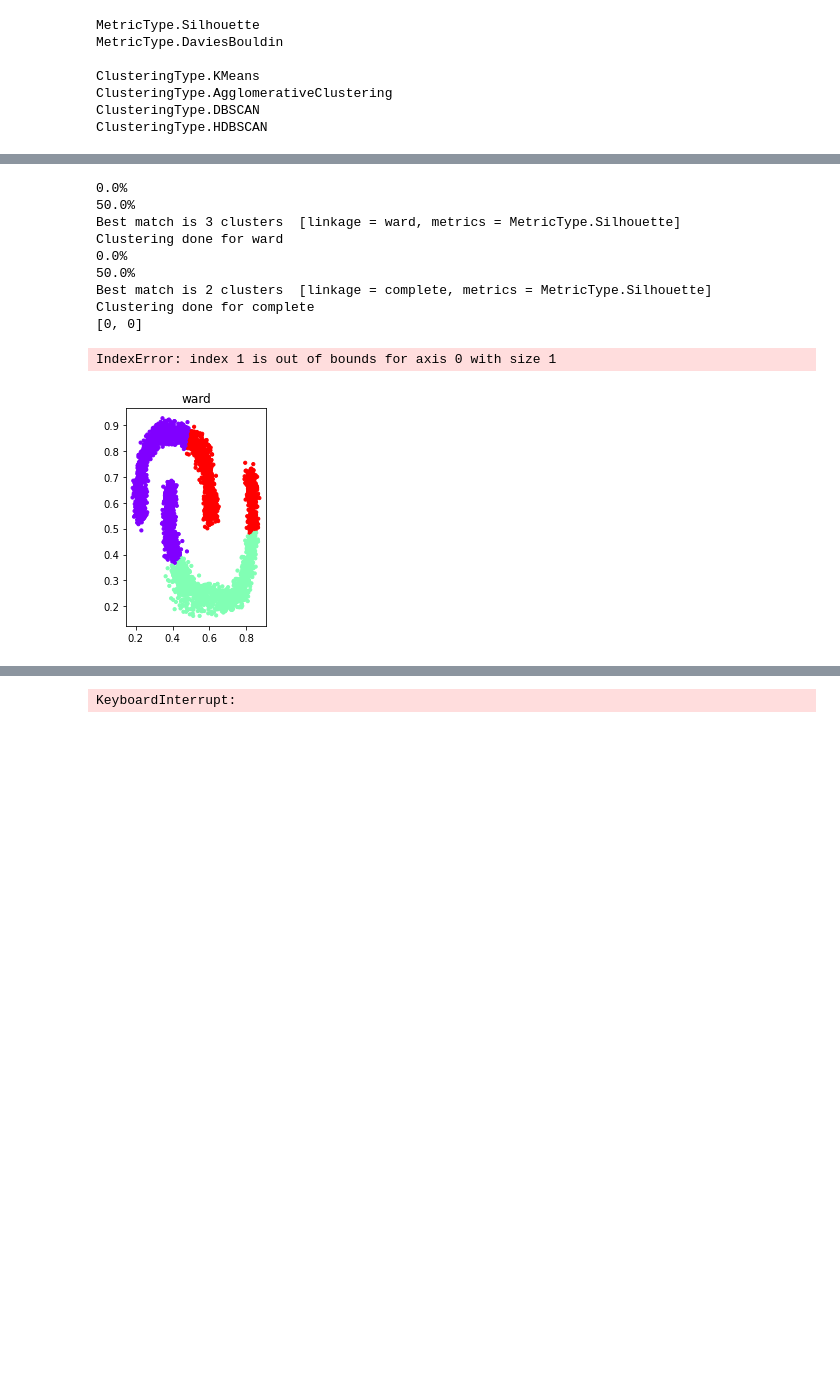
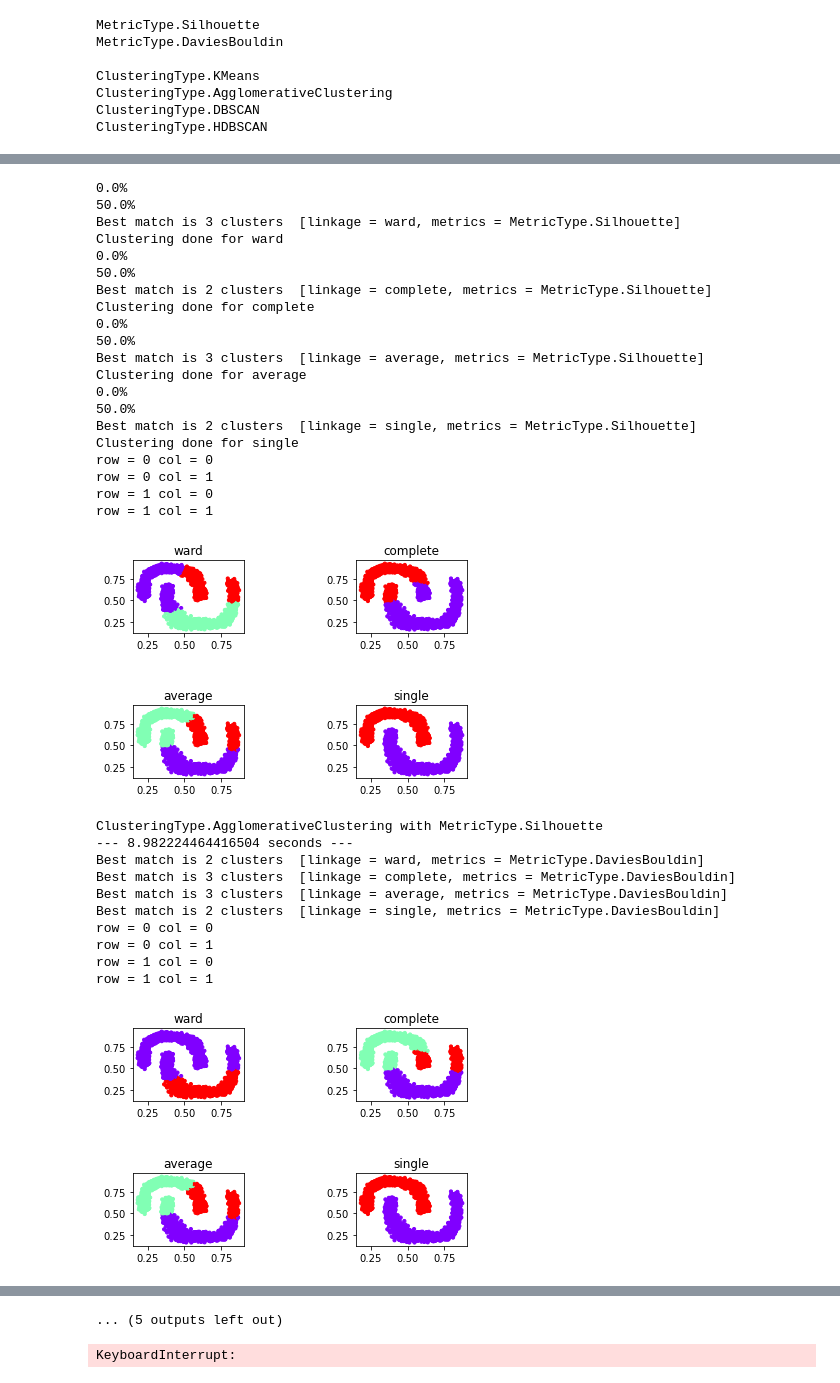
Before and after one commit to BenjaminVendeville/Apprentissage, a Jupyter notebook: clustering-TP.ipynb, the cells around one changed output, grey strips where cells are left out. Saved outputs shown, nothing was run; the diff lists cells and outputs as text; code cells hidden in the pictures; blank space fills up the shorter version.

```diff
--- a/clustering-TP.ipynb
+++ b/clustering-TP.ipynb
@@ -82,7 +82,7 @@ def showClusters(X,labels,title):
     else:
         print("Impossible to plot more than 3D graph")
 
-def showGridClusters(X,lst_labels,lst_names,name="My graph"):
+def showGridClusters(X,lst_labels,lst_names):
     """
     Plot a grid of cluster labeled with colors
     """
@@ -91,22 +91,28 @@ def showGridClusters(X,lst_labels,lst_names,name="My graph"):
 
     n_row = math.ceil(n_plot/2)
     n_col = 2
-    grid = plt.GridSpec(n_row, n_col*2, wspace=0.4, hspace=0.3)
+
+    #print(f'n_plot = {n_plot} => n_row = {n_row} n_col = {n_col}')
+
+    grid = plt.GridSpec(n_row, n_col, wspace=1, hspace=1)
 
 
 
     for i,labels in enumerate(lst_labels):
+        row = math.floor(i/n_row)
+        col = i%n_col
+        print(f'row = {row} col = {col}')
         if(n_features==2): # 2D
-            ax = plt.subplot(grid[math.floor(i/n_row),i%n_col])
+            ax = plt.subplot(grid[row,col])
 
             xs = [point[0] for point in X]
             ys = [point[1] for point in X]
-            print([math.floor(i/n_row),i%n_col])
+
             ax.scatter(xs,ys,s=10,c=labels,cmap="rainbow")
             ax.set_title(lst_names[i])
 
         elif(n_features==3): # 3D
-            ax = plt.subplot(grid[math.floor(i/n_row),i%n_col],projection="3d")
+            ax = plt.subplot(grid[math.floor(i/n_row),i%n_col],projection="3d",figsize=(50,100))
 
             xs = [point[0] for point in X]
             ys = [point[1] for point in X]
@@ -115,7 +121,6 @@ def showGridClusters(X,lst_labels,lst_names,name="My graph"):
             ax.scatter(xs,ys,zs,s=10,c=labels,cmap="rainbow")
             ax.set_title(lst_names[i])
 
-    plt.title(name)
     plt.show()
 # %%
 # Metrics
@@ -220,7 +225,7 @@ def makeAgglomerativeClustering(X,metric_type:MetricType,display=False,verbose=F
         if(verbose): print("Clustering done for {}".format(linkage))
 
 
-    if display: showGridClusters(X,lst_labels,linkage_list,"AgglomerativeClustering")   # Display best solution for each linkage
+    if display: showGridClusters(X,lst_labels,linkage_list)   # Display best solution for each linkage
 
     return clustering
 # %%
@@ -423,39 +406,62 @@ makeClustering(PATH+name_file,type_clustering,MetricType.Silhouette,
                    display=True,verbose=True) # Silhouette
 makeClustering(PATH+name_file,type_clustering,MetricType.DaviesBouldin,
                    display=True,verbose=False) # DaviesBouldin
 
 name_file = "2d-3c-no123.arff"
 makeClustering(PATH+name_file,type_clustering,MetricType.Silhouette,
                    display=True,verbose=False) # Silhouette
 makeClustering(PATH+name_file,type_clustering,MetricType.DaviesBouldin,
                    display=True,verbose=False) # DaviesBouldin
 
-name_file = "D31.arff"
-makeClustering(PATH+name_file,type_clustering,MetricType.Silhouette,
-                   display=True,verbose=False) # Silhouette
-makeClustering(PATH+name_file,type_clustering,MetricType.DaviesBouldin,
-                   display=True,verbose=False) # DaviesBouldin
-
 name_file = "dartboard1.arff"
 makeClustering(PATH+name_file,type_clustering,MetricType.Silhouette,
                    display=True,verbose=False) # Silhouette
 makeClustering(PATH+name_file,type_clustering,MetricType.DaviesBouldin,
                    display=True,verbose=False) # DaviesBouldin
 
 name_file = "2sp2glob.arff"
 makeClustering(PATH+name_file,type_clustering,MetricType.Silhouette,
                    display=True,verbose=False) # Silhouette
 makeClustering(PATH+name_file,type_clustering,MetricType.DaviesBouldin,
                    display=True,verbose=False) # DaviesBouldin
+
+MAX_N_CLUSTERS = 31 # KMeans and Agglomerative Clustering
+
+name_file = "D31.arff"
+makeClustering(PATH+name_file,type_clustering,MetricType.Silhouette,
+                   display=True,verbose=False) # Silhouette
+makeClustering(PATH+name_file,type_clustering,MetricType.DaviesBouldin,
+                   display=True,verbose=False) # DaviesBouldin
 # %% [output]
 0.0%
 50.0%
 Best match is 3 clusters  [linkage = ward, metrics = MetricType.Silhouette]
 Clustering done for ward
 0.0%
 50.0%
 Best match is 2 clusters  [linkage = complete, metrics = MetricType.Silhouette]
 Clustering done for complete
-[0, 0]
+0.0%
+50.0%
+Best match is 3 clusters  [linkage = average, metrics = MetricType.Silhouette]
+Clustering done for average
+0.0%
+50.0%
+Best match is 2 clusters  [linkage = single, metrics = MetricType.Silhouette]
+Clustering done for single
+row = 0 col = 0
+row = 0 col = 1
+row = 1 col = 0
+row = 1 col = 1
+[figure, new version]
-IndexError: index 1 is out of bounds for axis 0 with size 1
+ClusteringType.AgglomerativeClustering with MetricType.Silhouette
+--- 8.982224464416504 seconds ---
+Best match is 2 clusters  [linkage = ward, metrics = MetricType.DaviesBouldin]
+Best match is 3 clusters  [linkage = complete, metrics = MetricType.DaviesBouldin]
+Best match is 3 clusters  [linkage = average, metrics = MetricType.DaviesBouldin]
+Best match is 2 clusters  [linkage = single, metrics = MetricType.DaviesBouldin]
+row = 0 col = 0
+row = 0 col = 1
+row = 1 col = 0
+row = 1 col = 1
-[figure, old version]
+[figure, added]
@@ -462,3 +512,4 @@ IndexError: index 1 is out of bounds for axis 0 with size 1
+... (5 outputs left out)
 # %%
 # CONSTANTS Clustering
 START_EPS,END_EPS,STEP_EPS = 0.01,3,0.1 # Only DBSCAN
```
Also changed, not shown: parts of 2 cells of this notebook.
